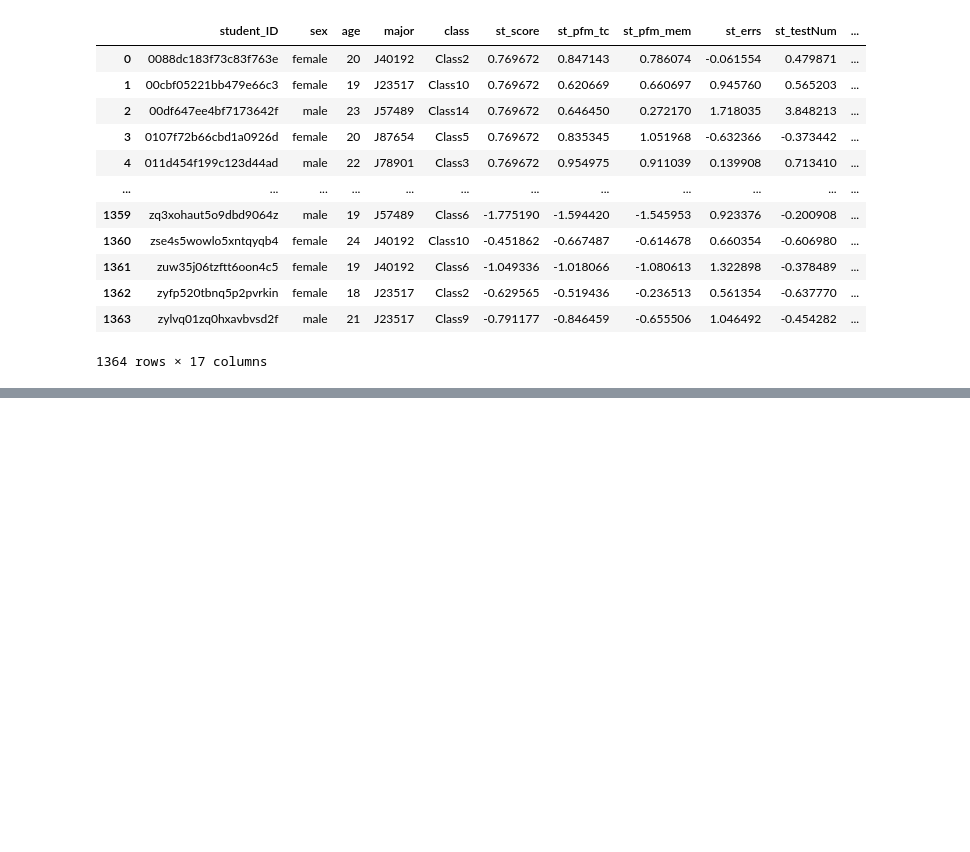
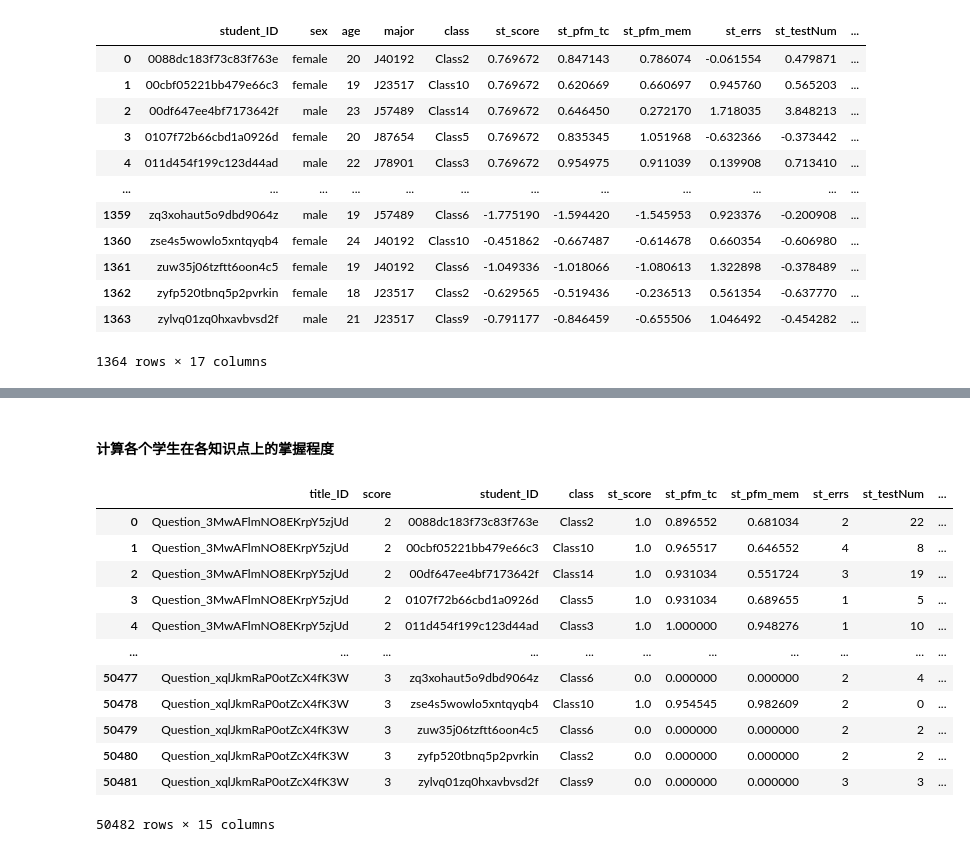
Before and after one commit to QishuoBai/ChinaVis2024, a Jupyter notebook: backend/st_process.ipynb, the cells around one changed output, grey strips where cells are left out. Drawn from its saved outputs; the diff is of its cells as text; code cells hidden in the pictures; blank space fills up the shorter version.

```diff
--- a/backend/st_process.ipynb
+++ b/backend/st_process.ipynb
@@ -355,0 +428,44 @@ tsne_df.to_csv('./人题数据/stu_tsne_3.csv', index=False)
+# %% [markdown]
+#### 计算各个学生在各知识点上的掌握程度
+# %%
+stu_title_df = pd.read_csv('./人题数据/stu_title.csv')
+knowledges = list(set(data_titleInfo['knowledge'].values.tolist()))
+knowledges.sort()
+sub_knowledges = list(set(data_titleInfo['sub_knowledge'].values.tolist()))
+sub_knowledges.sort()
+k_dict = {}
+sk_dict = {}
+for k in knowledges:
+    k_dict[k] = []
+for sk in sub_knowledges:
+    sk_dict[sk] = []
+
+for row_id, row in data_titleInfo.iterrows():
+    tid = row['title_ID']
+    k = row['knowledge']
+    sk = row['sub_knowledge']
+    if tid not in k_dict[k]:
+        k_dict[k].append(tid)
+    if tid not in sk_dict[sk]:
+        sk_dict[sk].append(tid)
+
+for k in knowledges:
+    k_dict[k].sort()
+for sk in sub_knowledges:
+    sk_dict[sk].sort()
+# %%
+stu_title_df
+# %% [output]
+|  | title_ID | score | student_ID | class | st_score | st_pfm_tc | st_pfm_mem | st_errs | st_testNum | ... |
+| 0 | Question_3MwAFlmNO8EKrpY5zjUd | 2 | 0088dc183f73c83f763e | Class2 | 1.0 | 0.896552 | 0.681034 | 2 | 22 | ... |
+| 1 | Question_3MwAFlmNO8EKrpY5zjUd | 2 | 00cbf05221bb479e66c3 | Class10 | 1.0 | 0.965517 | 0.646552 | 4 | 8 | ... |
+| 2 | Question_3MwAFlmNO8EKrpY5zjUd | 2 | 00df647ee4bf7173642f | Class14 | 1.0 | 0.931034 | 0.551724 | 3 | 19 | ... |
+| 3 | Question_3MwAFlmNO8EKrpY5zjUd | 2 | 0107f72b66cbd1a0926d | Class5 | 1.0 | 0.931034 | 0.689655 | 1 | 5 | ... |
+| 4 | Question_3MwAFlmNO8EKrpY5zjUd | 2 | 011d454f199c123d44ad | Class3 | 1.0 | 1.000000 | 0.948276 | 1 | 10 | ... |
+| ... | ... | ... | ... | ... | ... | ... | ... | ... | ... | ... |
+| 50477 | Question_xqlJkmRaP0otZcX4fK3W | 3 | zq3xohaut5o9dbd9064z | Class6 | 0.0 | 0.000000 | 0.000000 | 2 | 4 | ... |
+| 50478 | Question_xqlJkmRaP0otZcX4fK3W | 3 | zse4s5wowlo5xntqyqb4 | Class10 | 1.0 | 0.954545 | 0.982609 | 2 | 0 | ... |
+| 50479 | Question_xqlJkmRaP0otZcX4fK3W | 3 | zuw35j06tzftt6oon4c5 | Class6 | 0.0 | 0.000000 | 0.000000 | 2 | 2 | ... |
+| 50480 | Question_xqlJkmRaP0otZcX4fK3W | 3 | zyfp520tbnq5p2pvrkin | Class2 | 0.0 | 0.000000 | 0.000000 | 2 | 2 | ... |
+| 50481 | Question_xqlJkmRaP0otZcX4fK3W | 3 | zylvq01zq0hxavbvsd2f | Class9 | 0.0 | 0.000000 | 0.000000 | 3 | 3 | ... |
+50482 rows × 15 columns
```
Also changed, not shown: parts of 17 cells of this notebook, 11 other files.
